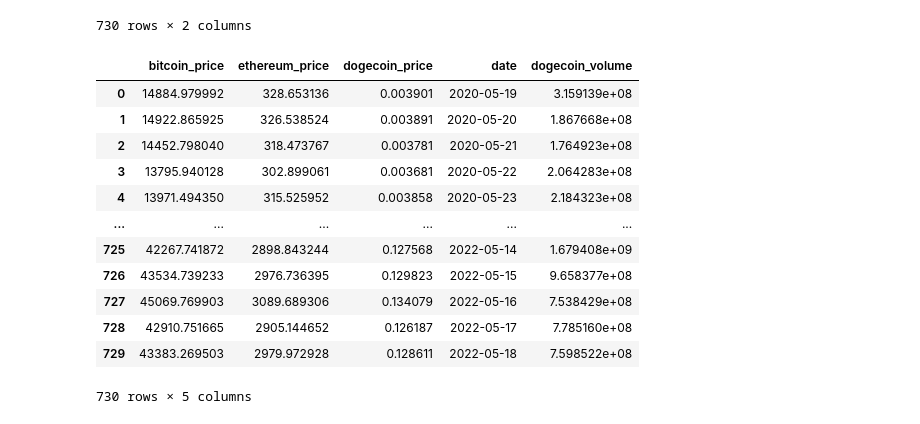
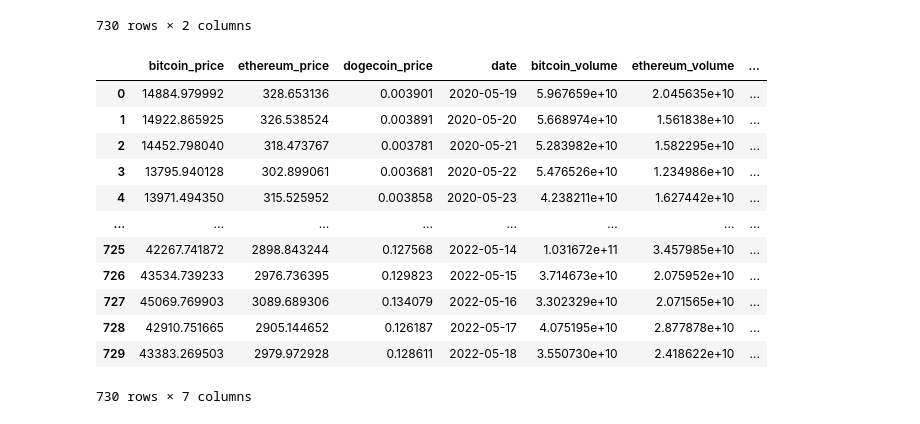
Before and after one commit to Ashlynbh/Crypto_Sentiment_Project, a Jupyter notebook: Jupyter/Coins.ipynb, the cells around one changed output. Cells and saved outputs as stored; diff of their text form; code cells hidden in the pictures.

Commit message:
Updating bitcoin ML and price csv

```diff
--- a/Jupyter/Coins.ipynb
+++ b/Jupyter/Coins.ipynb
@@ -322,19 +322,19 @@ dogecoin_vol
 | 729 | 7.598522e+08 | 2022-05-18 |
 730 rows × 2 columns
 # %%
-merge2 = pd.merge(crypto, dogecoin_vol,how='outer', on='date')
-merge2
+final = pd.merge(final_crypto, dogecoin_vol,how='outer', on='date')
+final
 # %% [output]
-|  | bitcoin_price | ethereum_price | dogecoin_price | date | dogecoin_volume |
-| 0 | 14884.979992 | 328.653136 | 0.003901 | 2020-05-19 | 3.159139e+08 |
-| 1 | 14922.865925 | 326.538524 | 0.003891 | 2020-05-20 | 1.867668e+08 |
-| 2 | 14452.798040 | 318.473767 | 0.003781 | 2020-05-21 | 1.764923e+08 |
-| 3 | 13795.940128 | 302.899061 | 0.003681 | 2020-05-22 | 2.064283e+08 |
-| 4 | 13971.494350 | 315.525952 | 0.003858 | 2020-05-23 | 2.184323e+08 |
-| ... | ... | ... | ... | ... | ... |
-| 725 | 42267.741872 | 2898.843244 | 0.127568 | 2022-05-14 | 1.679408e+09 |
-| 726 | 43534.739233 | 2976.736395 | 0.129823 | 2022-05-15 | 9.658377e+08 |
-| 727 | 45069.769903 | 3089.689306 | 0.134079 | 2022-05-16 | 7.538429e+08 |
-| 728 | 42910.751665 | 2905.144652 | 0.126187 | 2022-05-17 | 7.785160e+08 |
-| 729 | 43383.269503 | 2979.972928 | 0.128611 | 2022-05-18 | 7.598522e+08 |
+|  | bitcoin_price | ethereum_price | dogecoin_price | date | bitcoin_volume | ethereum_volume | ... |
+| 0 | 14884.979992 | 328.653136 | 0.003901 | 2020-05-19 | 5.967659e+10 | 2.045635e+10 | ... |
+| 1 | 14922.865925 | 326.538524 | 0.003891 | 2020-05-20 | 5.668974e+10 | 1.561838e+10 | ... |
+| 2 | 14452.798040 | 318.473767 | 0.003781 | 2020-05-21 | 5.283982e+10 | 1.582295e+10 | ... |
+| 3 | 13795.940128 | 302.899061 | 0.003681 | 2020-05-22 | 5.476526e+10 | 1.234986e+10 | ... |
+| 4 | 13971.494350 | 315.525952 | 0.003858 | 2020-05-23 | 4.238211e+10 | 1.627442e+10 | ... |
+| ... | ... | ... | ... | ... | ... | ... | ... |
+| 725 | 42267.741872 | 2898.843244 | 0.127568 | 2022-05-14 | 1.031672e+11 | 3.457985e+10 | ... |
+| 726 | 43534.739233 | 2976.736395 | 0.129823 | 2022-05-15 | 3.714673e+10 | 2.075952e+10 | ... |
+| 727 | 45069.769903 | 3089.689306 | 0.134079 | 2022-05-16 | 3.302329e+10 | 2.071565e+10 | ... |
+| 728 | 42910.751665 | 2905.144652 | 0.126187 | 2022-05-17 | 4.075195e+10 | 2.877878e+10 | ... |
+| 729 | 43383.269503 | 2979.972928 | 0.128611 | 2022-05-18 | 3.550730e+10 | 2.418622e+10 | ... |
-730 rows × 5 columns
+730 rows × 7 columns
```
Also changed, not shown: parts of 1 cell of this notebook, 3 other files.
